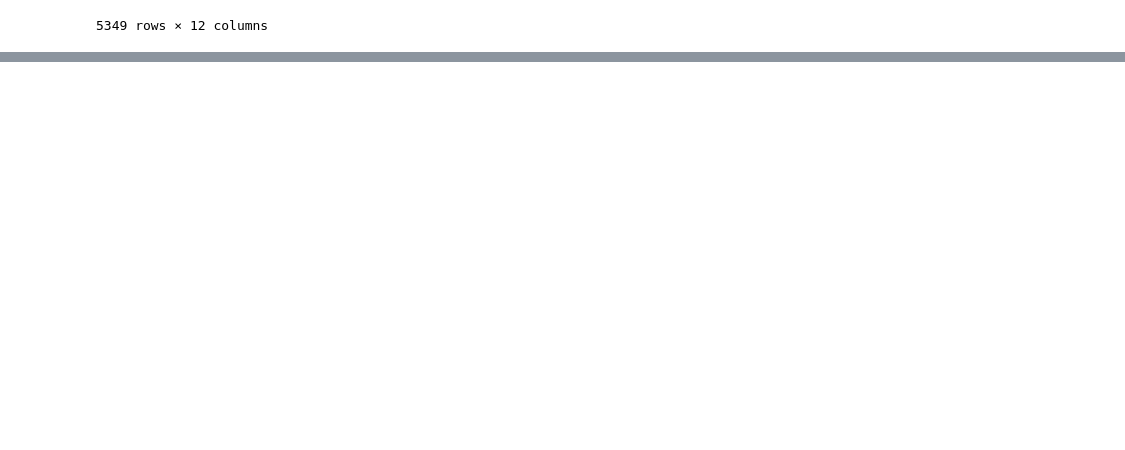
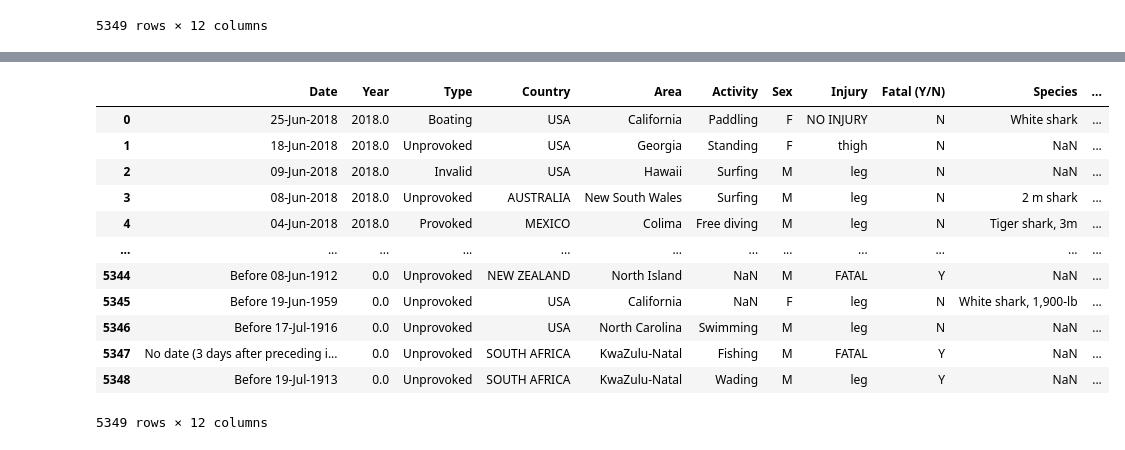
Before and after one commit to Diegon8/SharkAttack-, a Jupyter notebook: SharkAttack.ipynb, the cells around one changed output, grey strips where cells are left out. Drawn from its saved outputs; the diff is of its cells as text; code cells hidden in the pictures; blank space fills up the shorter version.

```diff
--- a/SharkAttack.ipynb
+++ b/SharkAttack.ipynb
@@ -378,0 +410,17 @@ Name: Injury, dtype: int64
+# %%
+attack3 = attack3.reset_index(drop=True)
+attack3
+# %% [output]
+|  | Date | Year | Type | Country | Area | Activity | Sex | Injury | Fatal (Y/N) | Species | ... |
+| 0 | 25-Jun-2018 | 2018.0 | Boating | USA | California | Paddling | F | NO INJURY | N | White shark | ... |
+| 1 | 18-Jun-2018 | 2018.0 | Unprovoked | USA | Georgia | Standing | F | thigh | N | NaN | ... |
+| 2 | 09-Jun-2018 | 2018.0 | Invalid | USA | Hawaii | Surfing | M | leg | N | NaN | ... |
+| 3 | 08-Jun-2018 | 2018.0 | Unprovoked | AUSTRALIA | New South Wales | Surfing | M | leg | N | 2 m shark | ... |
+| 4 | 04-Jun-2018 | 2018.0 | Provoked | MEXICO | Colima | Free diving | M | leg | N | Tiger shark, 3m | ... |
+| ... | ... | ... | ... | ... | ... | ... | ... | ... | ... | ... | ... |
+| 5344 | Before 08-Jun-1912 | 0.0 | Unprovoked | NEW ZEALAND | North Island | NaN | M | FATAL | Y | NaN | ... |
+| 5345 | Before 19-Jun-1959 | 0.0 | Unprovoked | USA | California | NaN | F | leg | N | White shark, 1,900-lb | ... |
+| 5346 | Before 17-Jul-1916 | 0.0 | Unprovoked | USA | North Carolina | Swimming | M | leg | N | NaN | ... |
+| 5347 | No date (3 days after preceding i... | 0.0 | Unprovoked | SOUTH AFRICA | KwaZulu-Natal | Fishing | M | FATAL | Y | NaN | ... |
+| 5348 | Before 19-Jul-1913 | 0.0 | Unprovoked | SOUTH AFRICA | KwaZulu-Natal | Wading | M | leg | Y | NaN | ... |
+5349 rows × 12 columns
```
Also changed, not shown: parts of 11 cells of this notebook.
